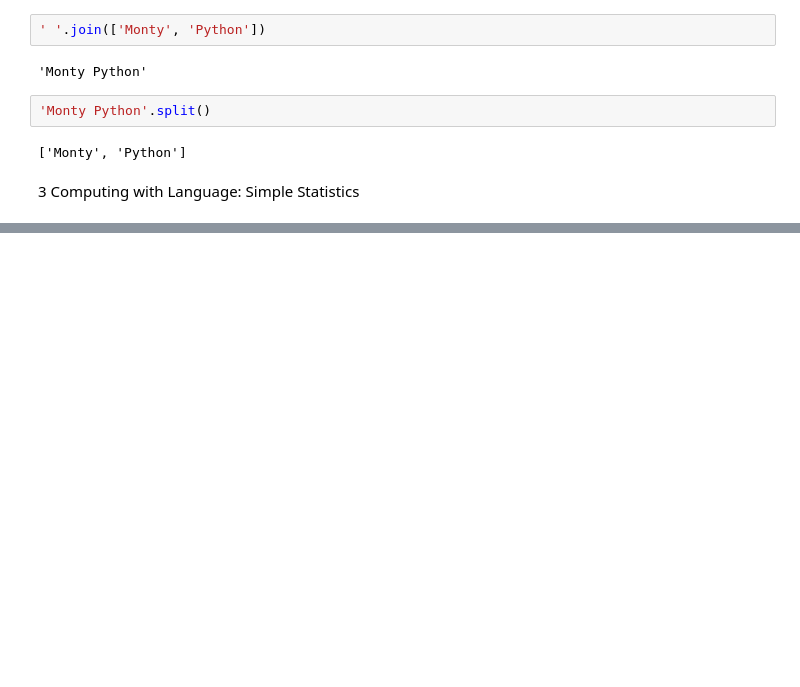
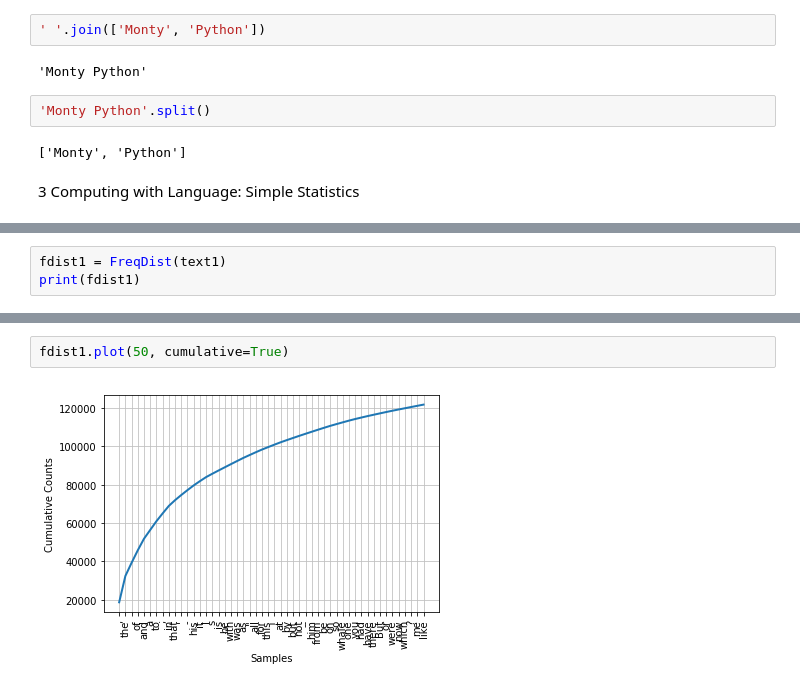
Before and after one commit to imran110219/Natural_Language_Processing, a Jupyter notebook: Natural Language Processing with Python.ipynb, the cells around one changed output, grey strips where cells are left out. Cells and saved outputs as stored; diff of their text form; blank space fills up the shorter version.

```diff
--- a/Natural Language Processing with Python.ipynb
+++ b/Natural Language Processing with Python.ipynb
@@ -379,0 +388,3 @@ name + '!'
+# %%
+fdist1 = FreqDist(text1)
+print(fdist1)
@@ -379,0 +413,4 @@ name + '!'
+# %%
+fdist1.plot(50, cumulative=True)
+# %% [output]
+[figure, added]
```
Also changed, not shown: parts of 4 cells of this notebook.
